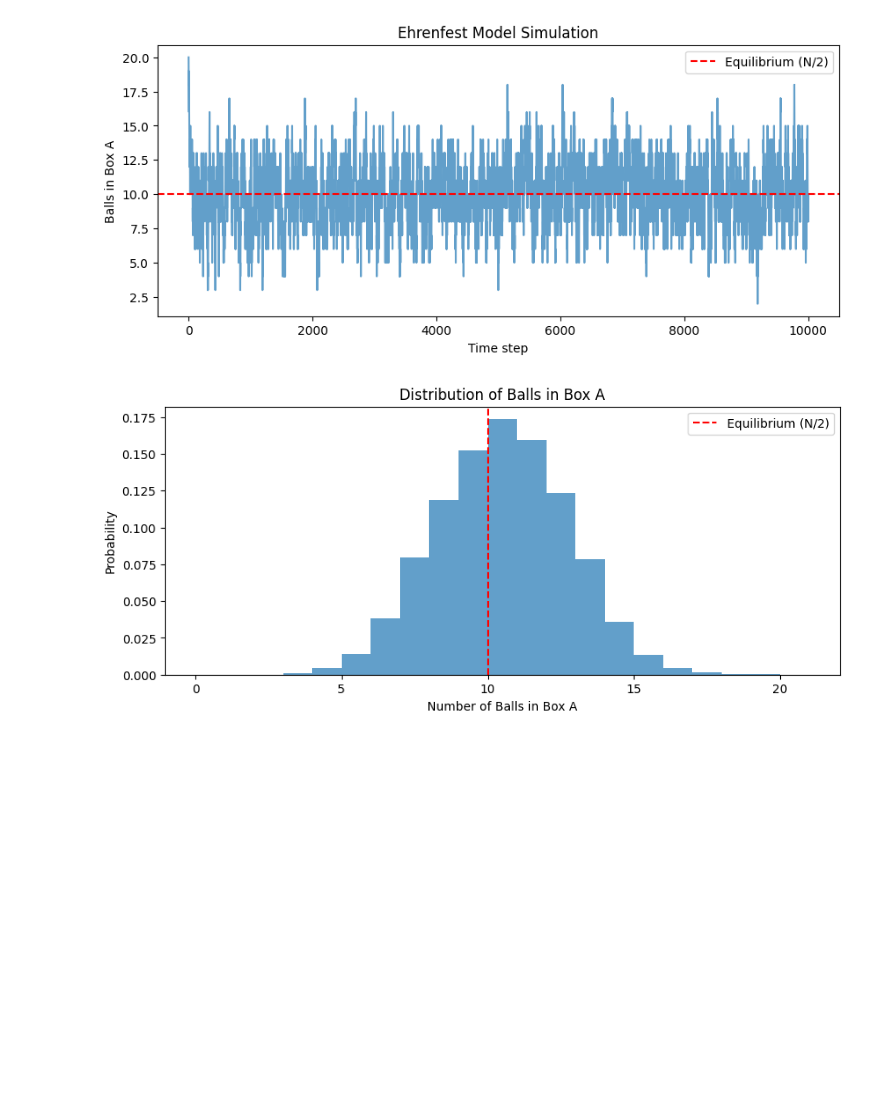
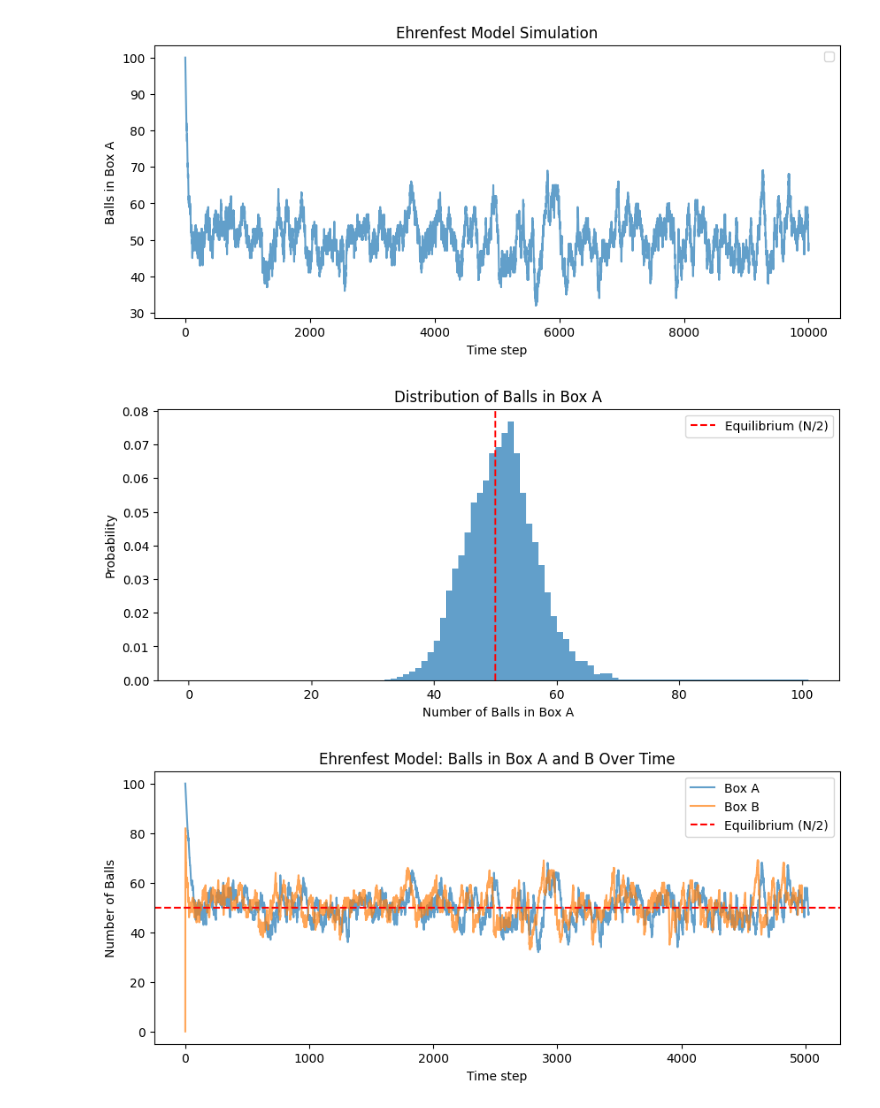
Before and after one commit to tilakpoudel/mds, a Jupyter notebook: mds3/monte-carlo-methods/practice-code/ehrenfest-model.ipynb, the cells around one changed output. Cells and saved outputs as stored; diff of their text form; code cells hidden in the pictures; blank space fills up the shorter version.

Commit message:
monte carlo: ehrenfest model

```diff
--- a/mds3/monte-carlo-methods/practice-code/ehrenfest-model.ipynb
+++ b/mds3/monte-carlo-methods/practice-code/ehrenfest-model.ipynb
@@ -1,44 +1,69 @@
 # %%
 import random
 import matplotlib.pyplot as plt
 
 # Parameters
-N = 20 # total number of balls
+N = 100 # total number of balls
 steps = 10000 # number of time steps
 
 # Initial state: all balls in box A
 k = N
 history = []
+balls_A = [k] # track number of balls in box A over time
+balls_B = [0] # track number of balls in box B over time
 
 for _ in range(steps):
     history.append(k)
 
     # Pick one ball at random
     if random.random() < k / N:
         k -= 1 # ball moved from A to B
+        balls_A.append(k)
     else:
         k += 1 # ball moved from B to A
+        balls_B.append(k)
 
 # Plot the time evolution
 plt.figure(figsize=(10, 4))
 plt.plot(history, alpha=0.7)
-plt.axhline(N/2, color='red', linestyle='--', label='Equilibrium (N/2)')
+# plt.axhline(N/2, color='red', linestyle='--', label='Equilibrium (N/2)')
 plt.xlabel('Time step')
 plt.ylabel('Balls in Box A')
 plt.title('Ehrenfest Model Simulation')
 plt.legend()
 plt.show()
+
+# Plot the distribution of balls in box A over time
+plt.figure(figsize=(10, 4))
+plt.hist(history, bins=range(N+2), density=True, alpha=0.7)
+plt.axvline(N/2, color='red', linestyle='--', label='Equilibrium (N/2)')
+plt.xlabel('Number of Balls in Box A')
+plt.ylabel('Probability')
+plt.title('Distribution of Balls in Box A')
+plt.legend()
+plt.show()
+
+#  plot number of balls in box A and box B over time
+plt.figure(figsize=(10, 4))
+plt.plot(balls_A, label='Box A', alpha=0.7)
+plt.plot(balls_B, label='Box B', alpha=0.7)
+plt.axhline(N/2, color='red', linestyle='--', label='Equilibrium (N/2)')
+plt.xlabel('Time step')
+plt.ylabel('Number of Balls')
+plt.title('Ehrenfest Model: Balls in Box A and B Over Time')
+plt.legend()
+plt.show()
 # %% [output]
-[figure, old version]
+[figure, new version]
+[figure, added]
+[figure, added]
 # %%
 # plot number of balls in box A over N
-plt.figure(figsize=(10, 4))
-plt.hist(history, bins=range(N+2), density=True, alpha=0.7)
-plt.axvline(N/2, color='red', linestyle='--', label='Equilibrium (N/2)')
-plt.xlabel('Number of Balls in Box A')
-plt.ylabel('Probability')
-plt.title('Distribution of Balls in Box A')
-plt.legend()
-plt.show()
+# plt.figure(figsize=(10, 4))
+# plt.hist(history, bins=range(N+2), density=True, alpha=0.7)
+# # plt.axvline(N/2, color='red', linestyle='--', label='Equilibrium (N/2)')
+# plt.xlabel('Number of Balls in Box A')
+# plt.ylabel('Probability')
+# plt.title('Distribution of Balls in Box A')
+# plt.legend()
+# plt.show()
-# %% [output]
-[figure, removed]
```
Also changed, not shown: parts of 1 cell of this notebook.
